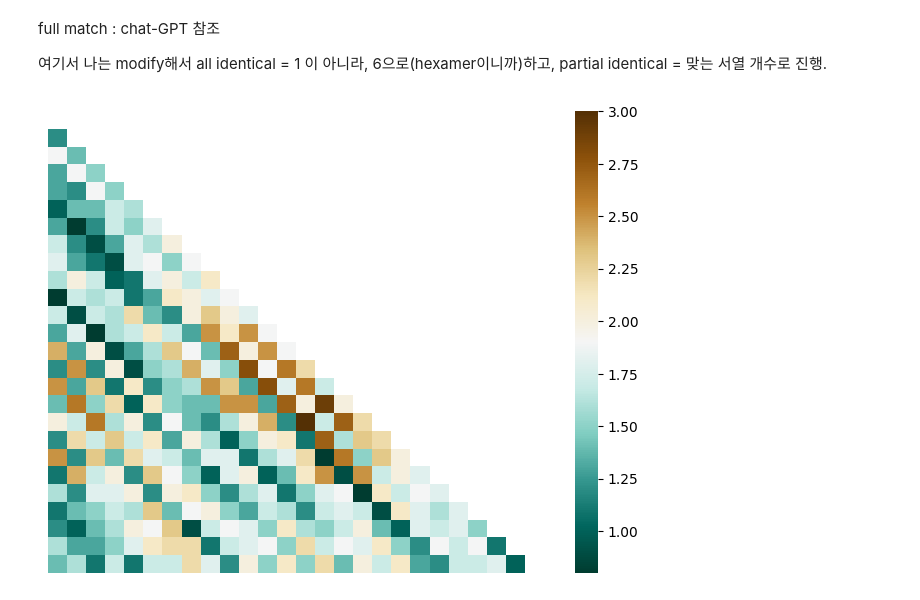
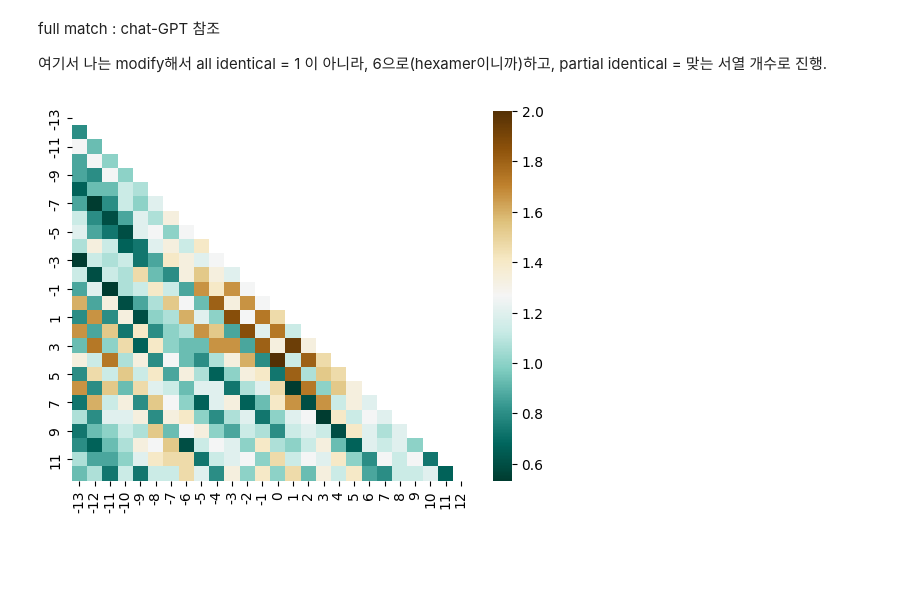
Before and after one commit to WoobeenJeong/miRNA_motif_finding, a Jupyter notebook: Project_006.ipynb, the cells around one changed output. Drawn from its saved outputs; the diff is of its cells as text; code cells hidden in the pictures; blank space fills up the shorter version.

```diff
--- a/Project_006.ipynb
+++ b/Project_006.ipynb
@@ -641,14 +641,15 @@ df_final
 # %%
 import pandas as pd
 import seaborn as sns
 import matplotlib.pyplot as plt
 
-relative_frequencies = df_final.div(10)
+df_final.columns = range(-13, 13)
+df_final.index = range(-13, 13)
+
+relative_frequencies = df_final.div(15)
 
 mask = np.triu(np.ones_like(relative_frequencies , dtype=bool))
-plt.figure(figsize=(8, 6))
-plt.axis('off')
 sns.heatmap(relative_frequencies , mask=mask, annot=False, cmap="BrBG_r")
 plt.show()
 # %% [output]
-[figure, old version]
+[figure, new version]
```
Also changed, not shown: parts of 1 cell of this notebook.
